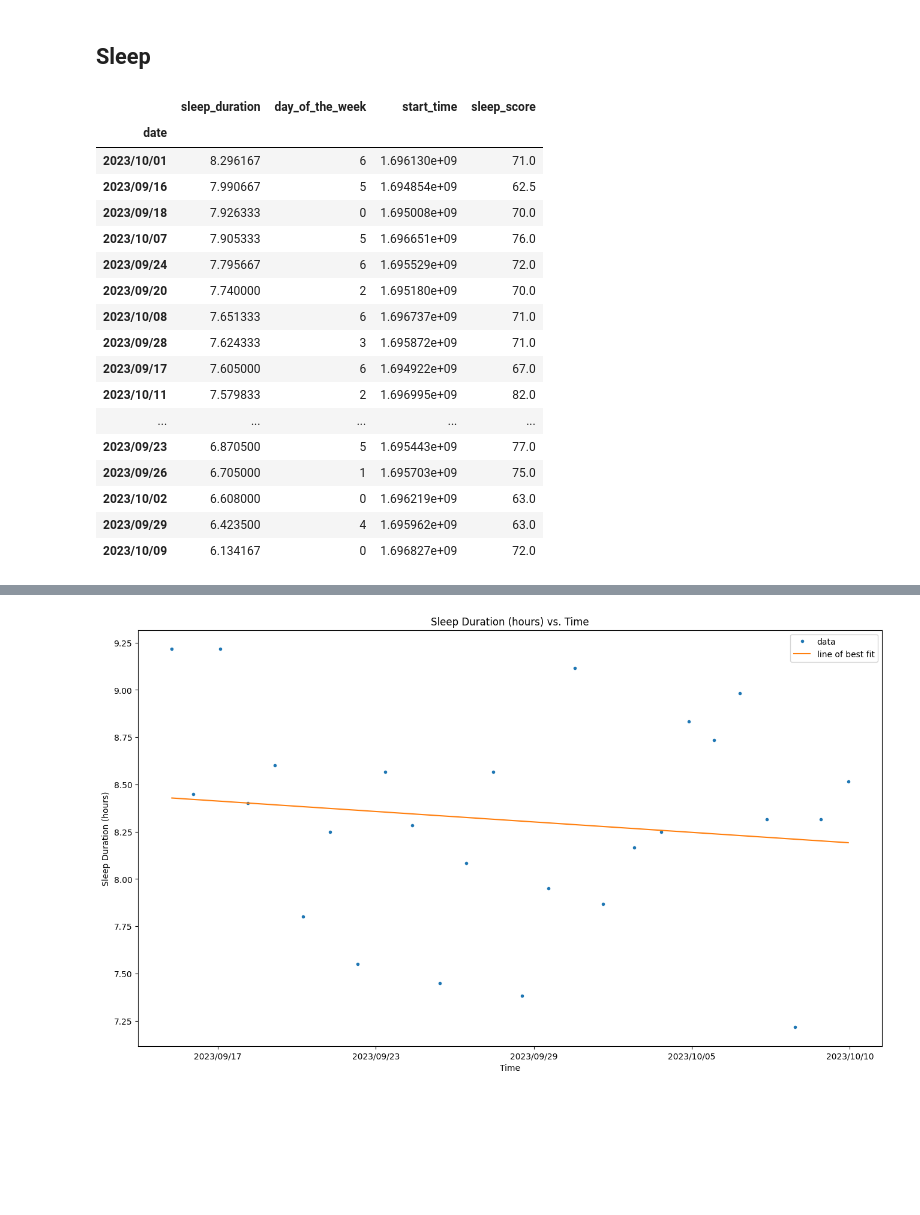
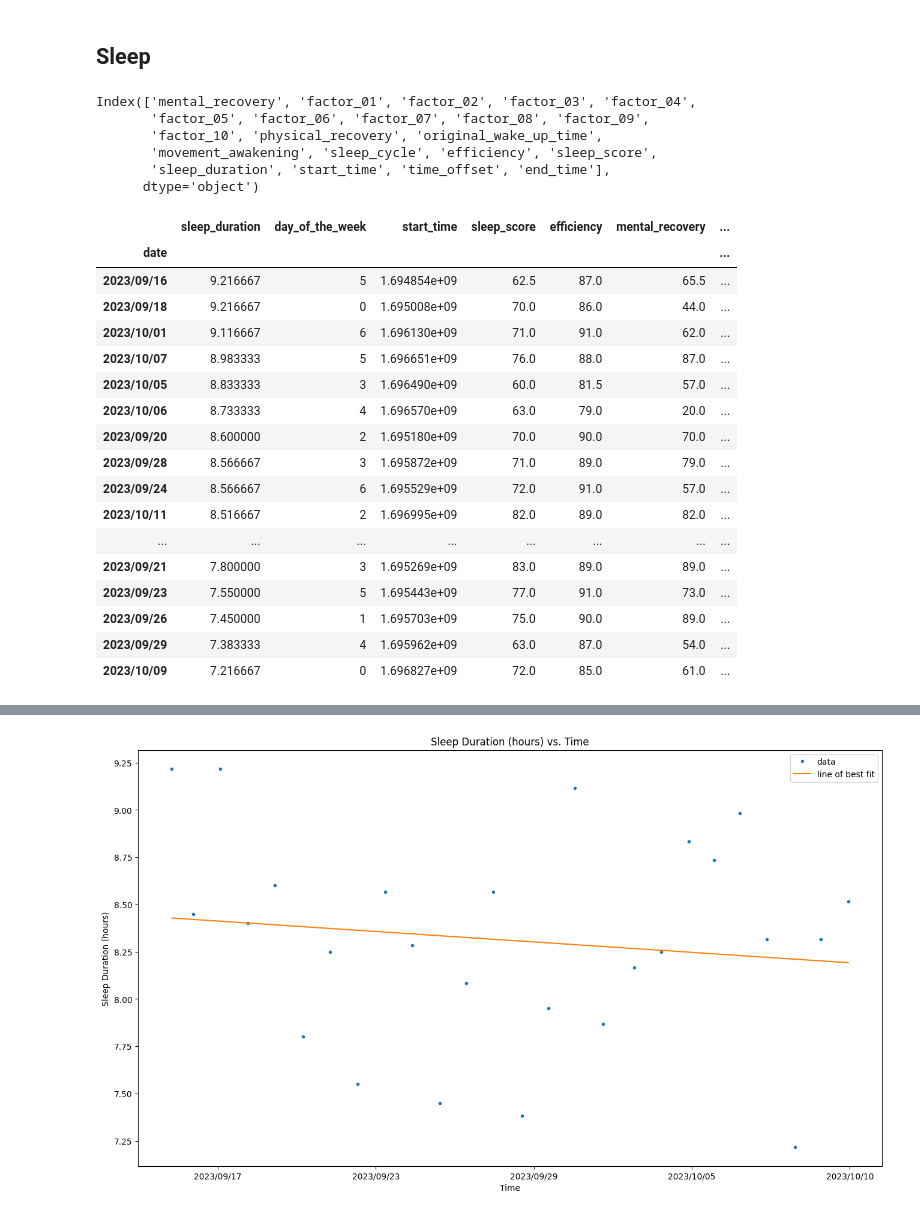
Before and after one commit to MattHandzel/HealthDataAnalysis, a Jupyter notebook: main.ipynb, the cells around one changed output, grey strips where cells are left out. Cells and saved outputs as stored; diff of their text form; code cells hidden in the pictures; blank space fills up the shorter version.

```diff
--- a/main.ipynb
+++ b/main.ipynb
@@ -423,41 +423,47 @@ weight  is  #FF5733
 # %%
 
 sleep = pd.read_csv(galaxy_watch_folder_dir + "sleep.csv", index_col=False)
 
 columns_to_remove = ["comment", "datauuid", "custom","deviceuuid","pkg_name", "original_efficiency", "extra_data", "quality", "original_bed_time", "create_time", "update_time", "combined_id", "has_sleep_data", "sleep_type", "data_version"]
 remove_prefix = lambda x: x.replace("com.samsung.health.sleep.", "")
 
 # Remove columns from sleep
 
 # Rename the columns using the lambda function
 sleep = sleep.rename(columns=remove_prefix)
 sleep = sleep.drop(columns=columns_to_remove)
 sleep["sleep_duration"] = sleep["sleep_duration"].apply(lambda x: float(x) / 60)
-
+print(sleep.columns)
 # Change starttime so its local timzone
 sleep = do_the_rudamentary_time_changes(sleep, use_end_time_for_date=True)
 
-daily_sleep = sum_df_by_variable(sleep, "date", ["sleep_duration", "day_of_the_week", "start_time", "sleep_score"], ["sum", "first", "mean", "mean"])
+daily_sleep = sum_df_by_variable(sleep, "date", ["sleep_duration", "day_of_the_week", "start_time", "sleep_score", "efficiency", "mental_recovery", "physical_recovery"], ["sum", "first", "mean", "mean", "mean", "mean", "mean"])
 daily_sleep.sort_values(by="sleep_duration", ascending=False)
 # %% [output]
+Index(['mental_recovery', 'factor_01', 'factor_02', 'factor_03', 'factor_04',
+       'factor_05', 'factor_06', 'factor_07', 'factor_08', 'factor_09',
+       'factor_10', 'physical_recovery', 'original_wake_up_time',
+       'movement_awakening', 'sleep_cycle', 'efficiency', 'sleep_score',
+       'sleep_duration', 'start_time', 'time_offset', 'end_time'],
+      dtype='object')
-|  | sleep_duration | day_of_the_week | start_time | sleep_score |
-| date |  |  |  |  |
-| 2023/10/01 | 8.296167 | 6 | 1.696130e+09 | 71.0 |
-| 2023/09/16 | 7.990667 | 5 | 1.694854e+09 | 62.5 |
-| 2023/09/18 | 7.926333 | 0 | 1.695008e+09 | 70.0 |
-| 2023/10/07 | 7.905333 | 5 | 1.696651e+09 | 76.0 |
-| 2023/09/24 | 7.795667 | 6 | 1.695529e+09 | 72.0 |
-| 2023/09/20 | 7.740000 | 2 | 1.695180e+09 | 70.0 |
-| 2023/10/08 | 7.651333 | 6 | 1.696737e+09 | 71.0 |
-| 2023/09/28 | 7.624333 | 3 | 1.695872e+09 | 71.0 |
-| 2023/09/17 | 7.605000 | 6 | 1.694922e+09 | 67.0 |
-| 2023/10/11 | 7.579833 | 2 | 1.696995e+09 | 82.0 |
-| ... | ... | ... | ... | ... |
-| 2023/09/23 | 6.870500 | 5 | 1.695443e+09 | 77.0 |
-| 2023/09/26 | 6.705000 | 1 | 1.695703e+09 | 75.0 |
-| 2023/10/02 | 6.608000 | 0 | 1.696219e+09 | 63.0 |
-| 2023/09/29 | 6.423500 | 4 | 1.695962e+09 | 63.0 |
-| 2023/10/09 | 6.134167 | 0 | 1.696827e+09 | 72.0 |
+|  | sleep_duration | day_of_the_week | start_time | sleep_score | efficiency | mental_recovery | ... |
+| date |  |  |  |  |  |  | ... |
+| 2023/09/16 | 9.216667 | 5 | 1.694854e+09 | 62.5 | 87.0 | 65.5 | ... |
+| 2023/09/18 | 9.216667 | 0 | 1.695008e+09 | 70.0 | 86.0 | 44.0 | ... |
+| 2023/10/01 | 9.116667 | 6 | 1.696130e+09 | 71.0 | 91.0 | 62.0 | ... |
+| 2023/10/07 | 8.983333 | 5 | 1.696651e+09 | 76.0 | 88.0 | 87.0 | ... |
+| 2023/10/05 | 8.833333 | 3 | 1.696490e+09 | 60.0 | 81.5 | 57.0 | ... |
+| 2023/10/06 | 8.733333 | 4 | 1.696570e+09 | 63.0 | 79.0 | 20.0 | ... |
+| 2023/09/20 | 8.600000 | 2 | 1.695180e+09 | 70.0 | 90.0 | 70.0 | ... |
+| 2023/09/28 | 8.566667 | 3 | 1.695872e+09 | 71.0 | 89.0 | 79.0 | ... |
+| 2023/09/24 | 8.566667 | 6 | 1.695529e+09 | 72.0 | 91.0 | 57.0 | ... |
+| 2023/10/11 | 8.516667 | 2 | 1.696995e+09 | 82.0 | 89.0 | 82.0 | ... |
+| ... | ... | ... | ... | ... | ... | ... | ... |
+| 2023/09/21 | 7.800000 | 3 | 1.695269e+09 | 83.0 | 89.0 | 89.0 | ... |
+| 2023/09/23 | 7.550000 | 5 | 1.695443e+09 | 77.0 | 91.0 | 73.0 | ... |
+| 2023/09/26 | 7.450000 | 1 | 1.695703e+09 | 75.0 | 90.0 | 89.0 | ... |
+| 2023/09/29 | 7.383333 | 4 | 1.695962e+09 | 63.0 | 87.0 | 54.0 | ... |
+| 2023/10/09 | 7.216667 | 0 | 1.696827e+09 | 72.0 | 85.0 | 61.0 | ... |
 # %%
 # Plot box and whisker chart for day of the week and amount slept
 
```
Also changed, not shown: parts of 2 cells of this notebook.
